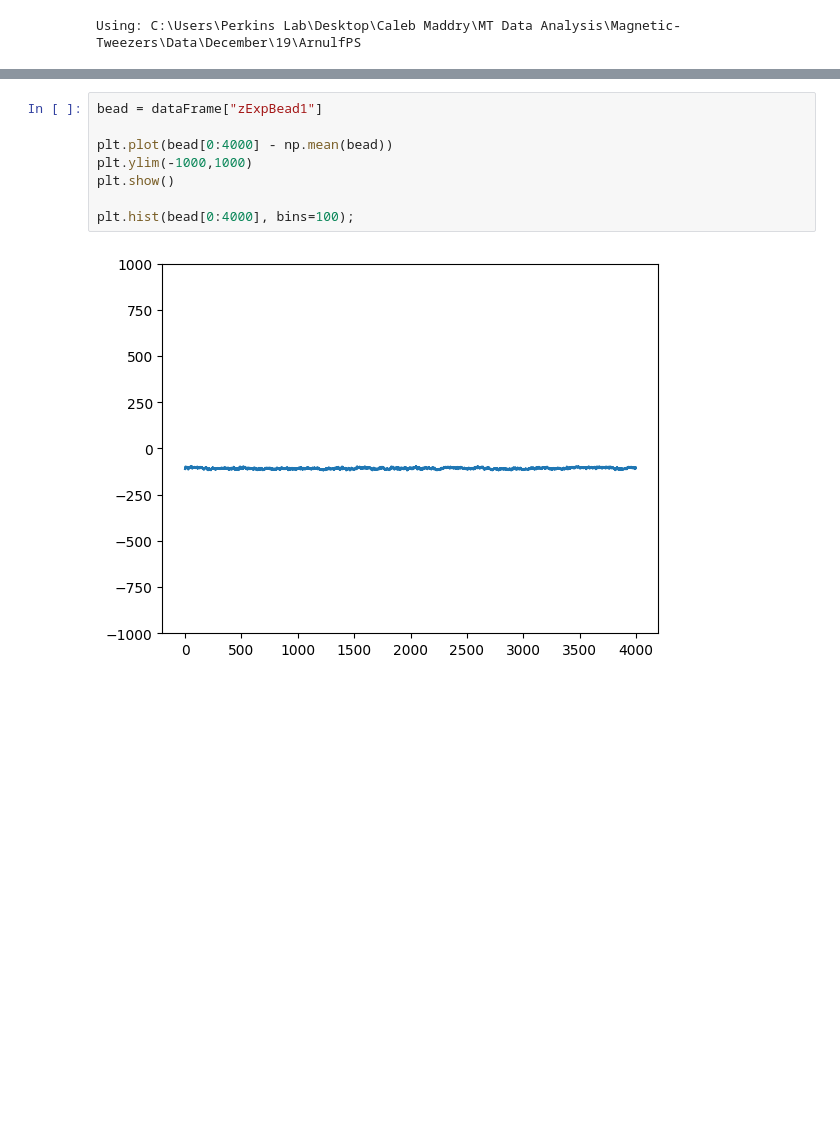
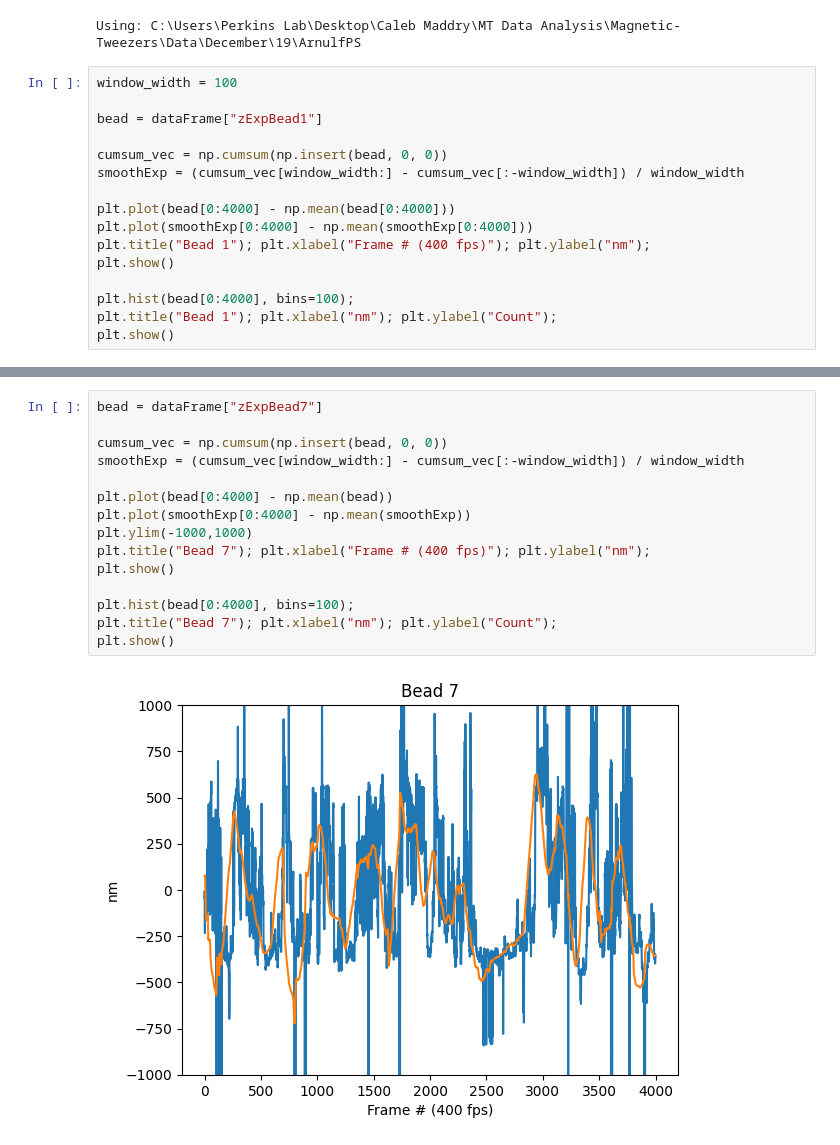
Before and after one commit to cmaddry/Magnetic-Tweezers, a Jupyter notebook: Scripts/Caleb/ArnulfPS.ipynb, the cells around one changed output, grey strips where cells are left out. Drawn from its saved outputs; the diff is of its cells as text; blank space fills up the shorter version.

Commit message:
final edits to some data scripts

```diff
--- a/Scripts/Caleb/ArnulfPS.ipynb
+++ b/Scripts/Caleb/ArnulfPS.ipynb
@@ -8,3 +8,19 @@ folderPath = r"C:\Users\Perkins Lab\Desktop\Caleb Maddry\MT Data Analysis\Magnet
 dataFrame = openFiles(folderPath, numRef=0, numExp=10, fps=400);
 # %% [output]
 Using: C:\Users\Perkins Lab\Desktop\Caleb Maddry\MT Data Analysis\Magnetic-Tweezers\Data\December\19\ArnulfPS
+# %%
+window_width = 100
+
+bead = dataFrame["zExpBead1"]
+
+cumsum_vec = np.cumsum(np.insert(bead, 0, 0))
+smoothExp = (cumsum_vec[window_width:] - cumsum_vec[:-window_width]) / window_width
+
+plt.plot(bead[0:4000] - np.mean(bead[0:4000]))
+plt.plot(smoothExp[0:4000] - np.mean(smoothExp[0:4000]))
+plt.title("Bead 1"); plt.xlabel("Frame # (400 fps)"); plt.ylabel("nm");
+plt.show()
+
+plt.hist(bead[0:4000], bins=100);
+plt.title("Bead 1"); plt.xlabel("nm"); plt.ylabel("Count");
+plt.show()
@@ -11,10 +118,17 @@ Using: C:\Users\Perkins Lab\Desktop\Caleb Maddry\MT Data Analysis\Magnetic-Tweez
 # %%
-bead = dataFrame["zExpBead1"]
+bead = dataFrame["zExpBead7"]
+
+cumsum_vec = np.cumsum(np.insert(bead, 0, 0))
+smoothExp = (cumsum_vec[window_width:] - cumsum_vec[:-window_width]) / window_width
 
 plt.plot(bead[0:4000] - np.mean(bead))
+plt.plot(smoothExp[0:4000] - np.mean(smoothExp))
 plt.ylim(-1000,1000)
+plt.title("Bead 7"); plt.xlabel("Frame # (400 fps)"); plt.ylabel("nm");
 plt.show()
 
 plt.hist(bead[0:4000], bins=100);
+plt.title("Bead 7"); plt.xlabel("nm"); plt.ylabel("Count");
+plt.show()
 # %% [output]
-[figure, old version]
+[figure, new version]
```
Also changed, not shown: parts of 18 cells of this notebook.
